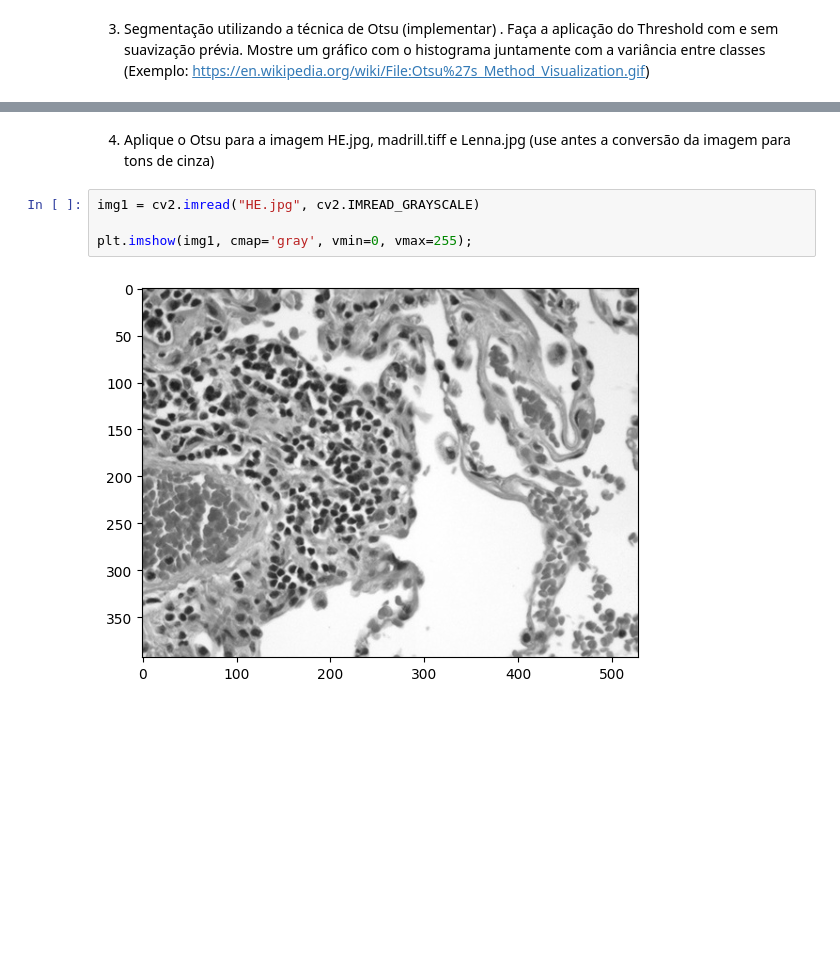
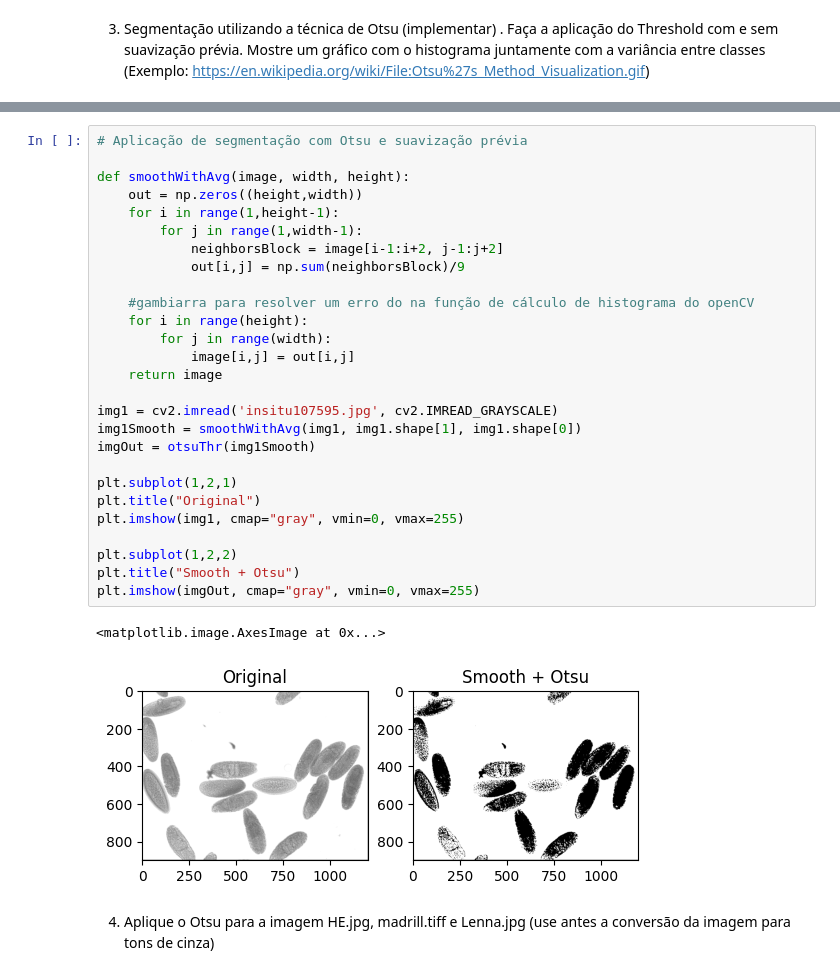
Before and after one commit to BerZeNot/gsi058_t1_paulo.gg, a Jupyter notebook: Lab06 - Thresholding/lab06.ipynb, the cells around one changed output, grey strips where cells are left out. Cells and saved outputs as stored; diff of their text form; blank space fills up the shorter version.

```diff
--- a/Lab06 - Thresholding/lab06.ipynb
+++ b/Lab06 - Thresholding/lab06.ipynb
@@ -169,8 +224,32 @@ plt.imshow(img1, cmap='gray', vmin=0, vmax=255);
+# %%
+# Aplicação de segmentação com Otsu e suavização prévia
+
+def smoothWithAvg(image, width, height):
+    out = np.zeros((height,width))
+    for i in range(1,height-1):
+        for j in range(1,width-1):
+            neighborsBlock = image[i-1:i+2, j-1:j+2]
+            out[i,j] = np.sum(neighborsBlock)/9
+
+    #gambiarra para resolver um erro do na função de cálculo de histograma do openCV
+    for i in range(height):
+        for j in range(width):
+            image[i,j] = out[i,j]
+    return image
+
+img1 = cv2.imread('insitu107595.jpg', cv2.IMREAD_GRAYSCALE)
+img1Smooth = smoothWithAvg(img1, img1.shape[1], img1.shape[0])
+imgOut = otsuThr(img1Smooth)
+
+plt.subplot(1,2,1)
+plt.title("Original")
+plt.imshow(img1, cmap="gray", vmin=0, vmax=255)
+
+plt.subplot(1,2,2)
+plt.title("Smooth + Otsu")
+plt.imshow(imgOut, cmap="gray", vmin=0, vmax=255)
+# %% [output]
+<matplotlib.image.AxesImage at 0x...>
+[figure, added]
 # %% [markdown]
 4)	Aplique o Otsu para a imagem HE.jpg, madrill.tiff e  Lenna.jpg (use antes a conversão da imagem para tons de cinza)
-# %%
-img1 = cv2.imread("HE.jpg", cv2.IMREAD_GRAYSCALE)
-
-plt.imshow(img1, cmap='gray', vmin=0, vmax=255);
-# %% [output]
-[figure, removed]
```
Also changed, not shown: parts of 7 cells of this notebook.
